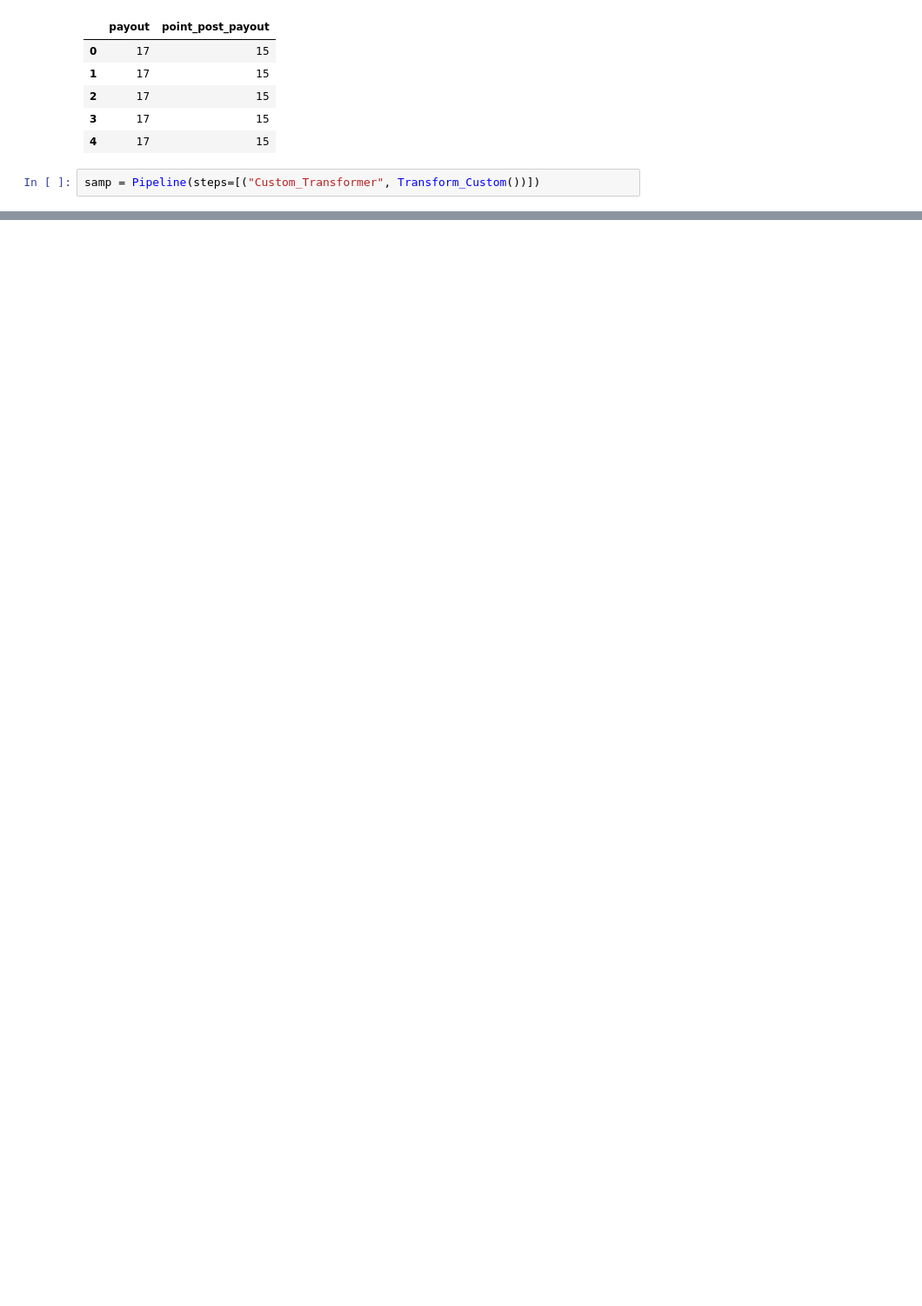
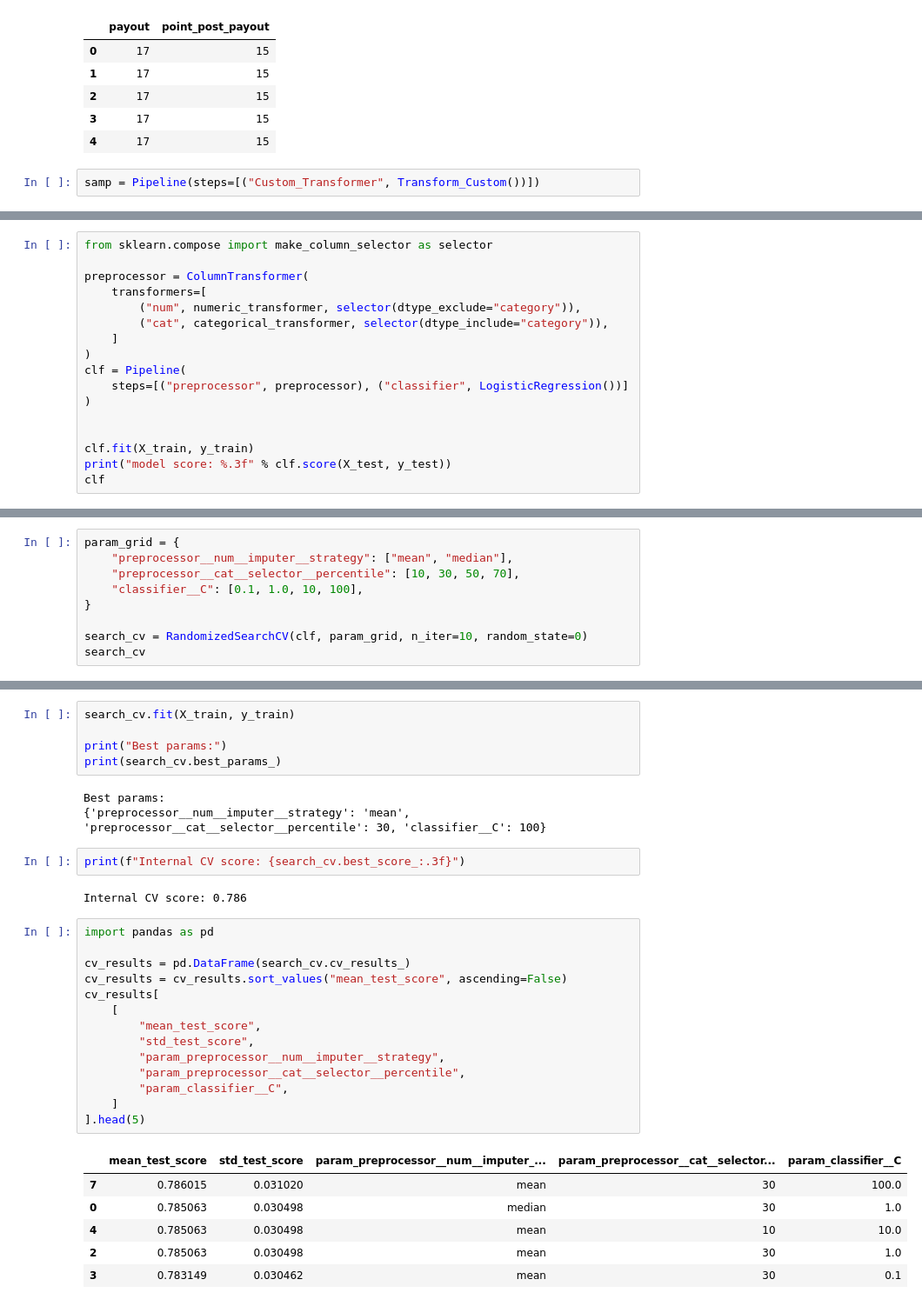
Before and after one commit to Maruf-Ahmad-khan/Car_Price_Prediction_Sklearn_Column_Transformation, a Jupyter notebook: Car price Prediction/Transformer Customer.ipynb, the cells around one changed output, grey strips where cells are left out. Shown: that part at 87% size. Saved outputs shown, nothing was run; the diff lists cells and outputs as text; blank space fills up the shorter version.

```diff
--- a/Car price Prediction/Transformer Customer.ipynb
+++ b/Car price Prediction/Transformer Customer.ipynb
@@ -133,0 +271,17 @@ samp = Pipeline(steps=[("Custom_Transformer", Transform_Custom())])
+# %%
+from sklearn.compose import make_column_selector as selector
+
+preprocessor = ColumnTransformer(
+    transformers=[
+        ("num", numeric_transformer, selector(dtype_exclude="category")),
+        ("cat", categorical_transformer, selector(dtype_include="category")),
+    ]
+)
+clf = Pipeline(
+    steps=[("preprocessor", preprocessor), ("classifier", LogisticRegression())]
+)
+
+
+clf.fit(X_train, y_train)
+print("model score: %.3f" % clf.score(X_test, y_test))
+clf
@@ -133,0 +313,9 @@ samp = Pipeline(steps=[("Custom_Transformer", Transform_Custom())])
+# %%
+param_grid = {
+    "preprocessor__num__imputer__strategy": ["mean", "median"],
+    "preprocessor__cat__selector__percentile": [10, 30, 50, 70],
+    "classifier__C": [0.1, 1.0, 10, 100],
+}
+
+search_cv = RandomizedSearchCV(clf, param_grid, n_iter=10, random_state=0)
+search_cv
@@ -133,0 +340,33 @@ samp = Pipeline(steps=[("Custom_Transformer", Transform_Custom())])
+# %%
+search_cv.fit(X_train, y_train)
+
+print("Best params:")
+print(search_cv.best_params_)
+# %% [output]
+Best params:
+{'preprocessor__num__imputer__strategy': 'mean', 'preprocessor__cat__selector__percentile': 30, 'classifier__C': 100}
+# %%
+print(f"Internal CV score: {search_cv.best_score_:.3f}")
+# %% [output]
+Internal CV score: 0.786
+# %%
+import pandas as pd
+
+cv_results = pd.DataFrame(search_cv.cv_results_)
+cv_results = cv_results.sort_values("mean_test_score", ascending=False)
+cv_results[
+    [
+        "mean_test_score",
+        "std_test_score",
+        "param_preprocessor__num__imputer__strategy",
+        "param_preprocessor__cat__selector__percentile",
+        "param_classifier__C",
+    ]
+].head(5)
+# %% [output]
+|  | mean_test_score | std_test_score | param_preprocessor__num__imputer_... | param_preprocessor__cat__selector... | param_classifier__C |
+| 7 | 0.786015 | 0.031020 | mean | 30 | 100.0 |
+| 0 | 0.785063 | 0.030498 | median | 30 | 1.0 |
+| 4 | 0.785063 | 0.030498 | mean | 10 | 10.0 |
+| 2 | 0.785063 | 0.030498 | mean | 30 | 1.0 |
+| 3 | 0.783149 | 0.030462 | mean | 30 | 0.1 |
```
Also changed, not shown: parts of 19 cells of this notebook, 2 other files.
